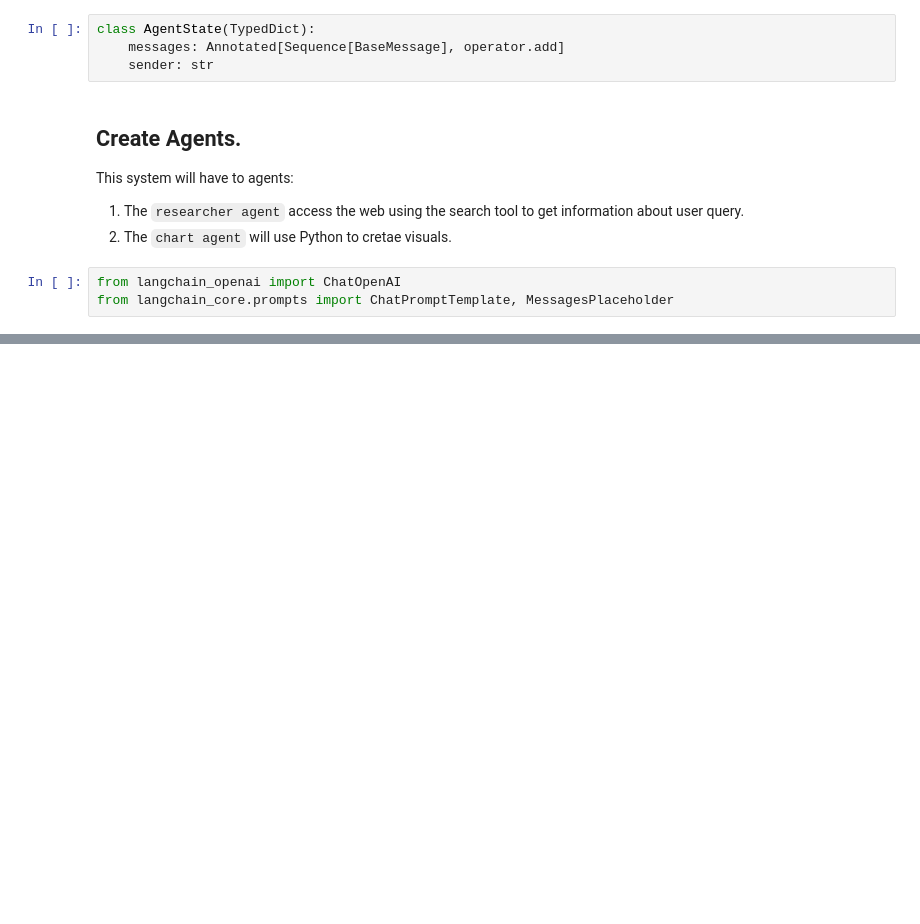
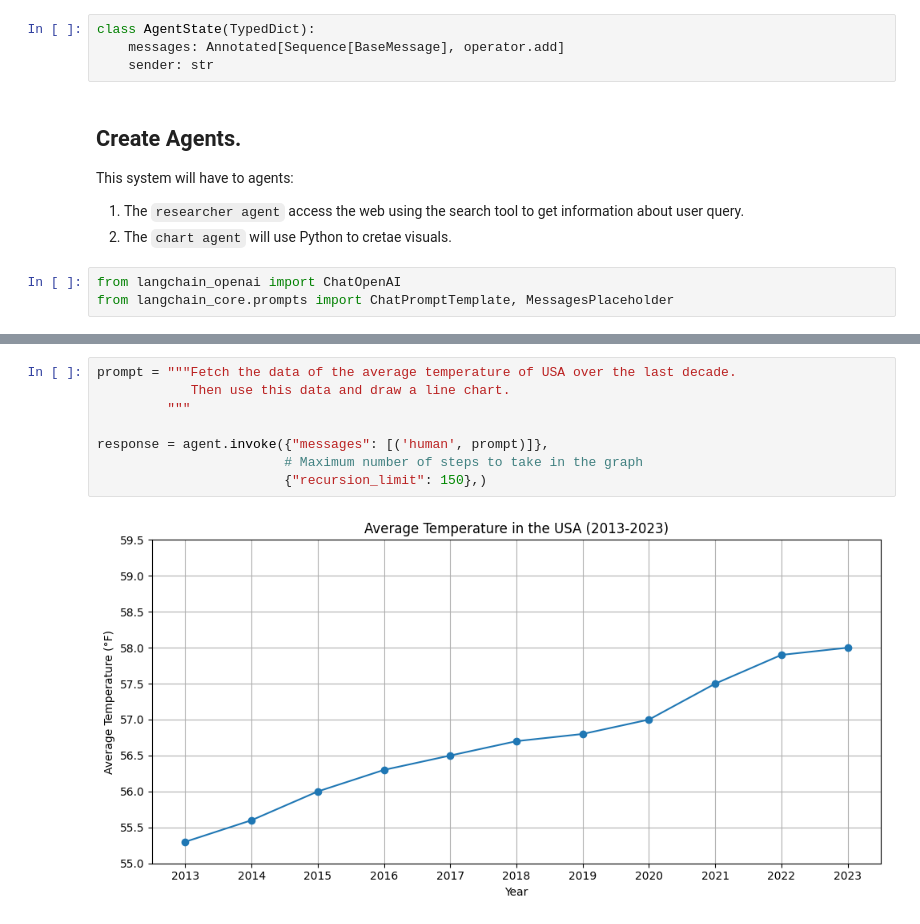
Before and after one commit to jdgallegoq/react-agent, a Jupyter notebook: notebooks/multi_agent_system.ipynb, the cells around one changed output, grey strips where cells are left out. Cells and saved outputs as stored; diff of their text form; blank space fills up the shorter version.

```diff
--- a/notebooks/multi_agent_system.ipynb
+++ b/notebooks/multi_agent_system.ipynb
@@ -113,0 +218,10 @@ chart_agent = (chart_prompt | llm.bind_tools(chart_tool))
+# %%
+prompt = """Fetch the data of the average temperature of USA over the last decade.
+            Then use this data and draw a line chart.
+         """
+
+response = agent.invoke({"messages": [('human', prompt)]},
+                        # Maximum number of steps to take in the graph
+                        {"recursion_limit": 150},)
+# %% [output]
+[figure, added]
```
Also changed, not shown: parts of 15 cells of this notebook.
